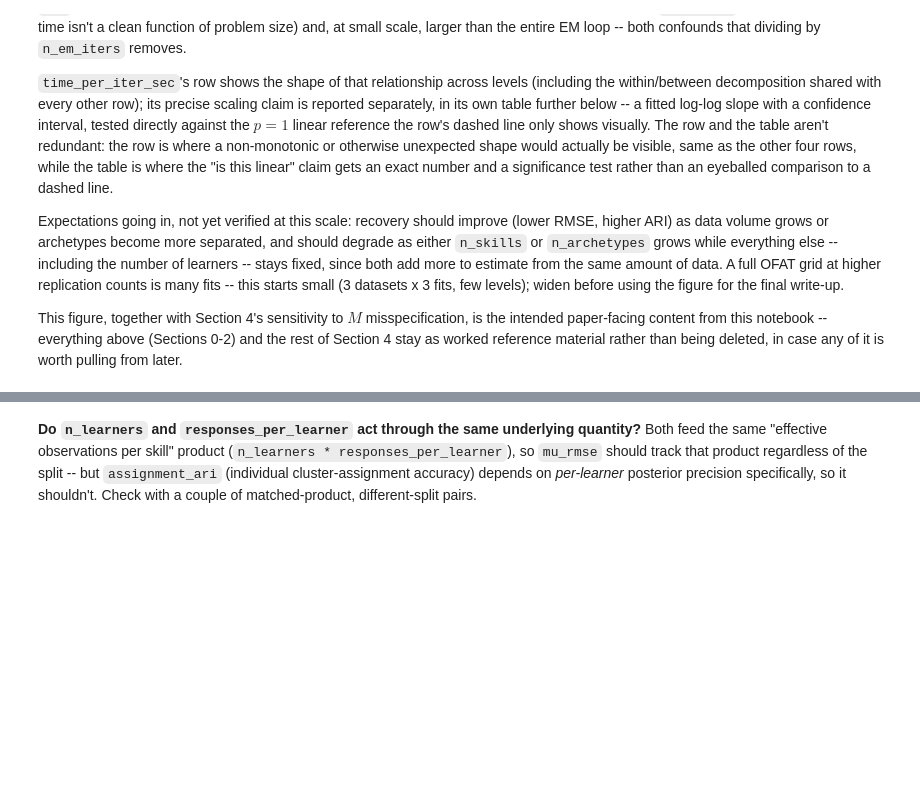
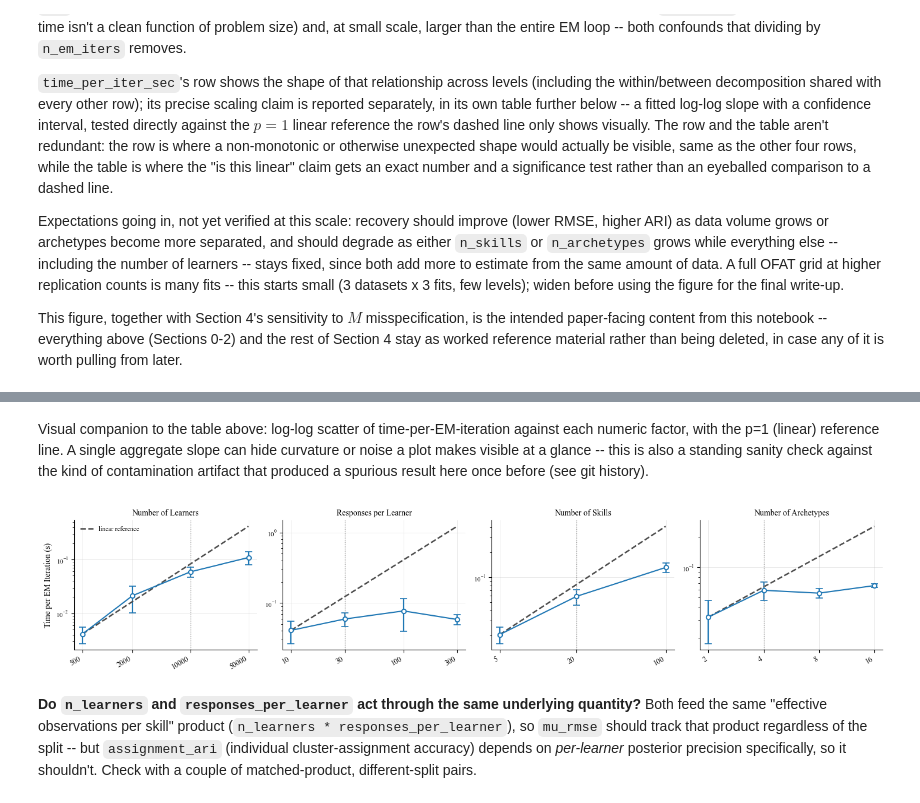
Before and after one commit to lentin26/mixture-of-latent-archetypes, a Jupyter notebook: notebooks/simulation-study.ipynb, the cells around one changed output, grey strips where cells are left out. Saved outputs shown, nothing was run; the diff lists cells and outputs as text; code cells hidden in the pictures; blank space fills up the shorter version.

```diff
--- a/notebooks/simulation-study.ipynb
+++ b/notebooks/simulation-study.ipynb
@@ -513,3 +513,17 @@ Number of Archetypes & 0.601 & [0.034, 1.168] & 0.148 & no & 12 \\
+# %% [markdown]
+Visual companion to the table above: log-log scatter of time-per-EM-iteration against each numeric factor, with the p=1 (linear) reference line. A single aggregate slope can hide curvature or noise a plot makes visible at a glance -- this is also a standing sanity check against the kind of contamination artifact that produced a spurious result here once before (see git history).
+# %%
+fig = plot_ofat_sensitivity(
+    sensitivity_results,
+    factors=["n_learners", "responses_per_learner", "n_skills", "n_archetypes"],
+    metric="time_per_iter_sec",
+    log_x=True,
+    log_y=True,
+    reference_line="linear",
+    save="figures/scalability_scatter.pdf",
+)
+# %% [output]
+[figure, added]
 # %% [markdown]
 **Do `n_learners` and `responses_per_learner` act through the same underlying quantity?** Both feed the same "effective observations per skill" product (`n_learners * responses_per_learner`), so `mu_rmse` should track that product regardless of the split -- but `assignment_ari` (individual cluster-assignment accuracy) depends on *per-learner* posterior precision specifically, so it shouldn't. Check with a couple of matched-product, different-split pairs.
 # %%
```
Also changed, not shown: parts of 3 cells of this notebook, 5 other files.
